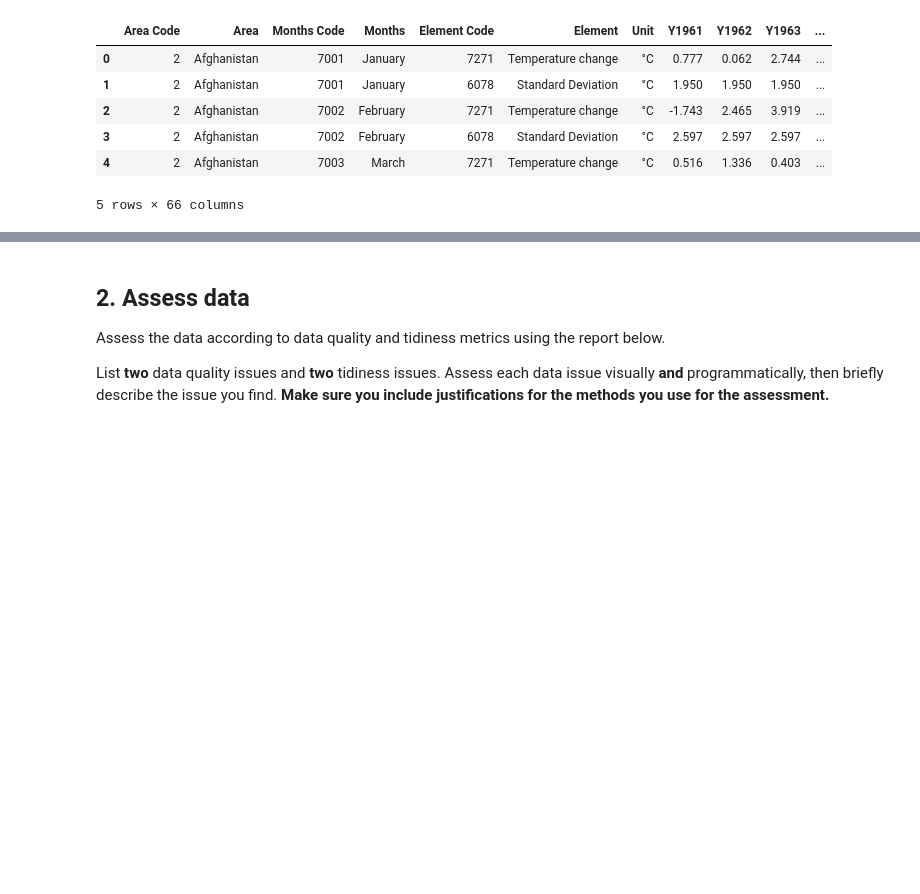
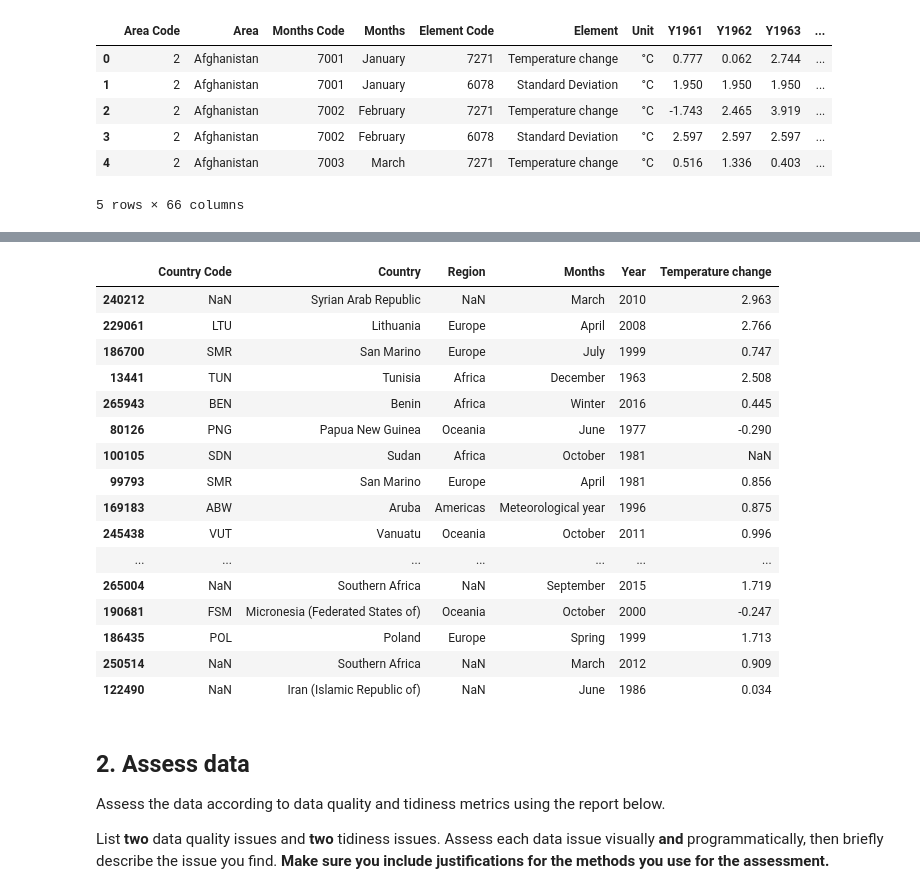
Before and after one commit to igooku/Udacity_dataWrangling_olympic_envirmnet, a Jupyter notebook: Data_Wrangling_Project_Starter.ipynb, the cells around one changed output, grey strips where cells are left out. Saved outputs shown, nothing was run; the diff lists cells and outputs as text; code cells hidden in the pictures; blank space fills up the shorter version.

```diff
--- a/Data_Wrangling_Project_Starter.ipynb
+++ b/Data_Wrangling_Project_Starter.ipynb
@@ -92,3 +214,34 @@ data_environment.head(5)
+# %%
+#Removing y from Year column entries.
+df_region['Year'] = df_region['Year'].str[1:]
+# %%
+#Renaming Area column to Country
+df_region = df_region.rename(columns={'Area': 'Country'})
+# %%
+#Reordering the Environment data according to desired values.
+df_environment_clean = df_region.reindex(columns=['Country Code', 'Country', 'region','Months', 'Year', 'Temperature change'])
+# %%
+df_environment_clean.rename(columns={'region': 'Region'},inplace=True)
+# %%
+df_environment_clean.sample(25)
+# %% [output]
+|  | Country Code | Country | Region | Months | Year | Temperature change |
+| 240212 | NaN | Syrian Arab Republic | NaN | March | 2010 | 2.963 |
+| 229061 | LTU | Lithuania | Europe | April | 2008 | 2.766 |
+| 186700 | SMR | San Marino | Europe | July | 1999 | 0.747 |
+| 13441 | TUN | Tunisia | Africa | December | 1963 | 2.508 |
+| 265943 | BEN | Benin | Africa | Winter | 2016 | 0.445 |
+| 80126 | PNG | Papua New Guinea | Oceania | June | 1977 | -0.290 |
+| 100105 | SDN | Sudan | Africa | October | 1981 | NaN |
+| 99793 | SMR | San Marino | Europe | April | 1981 | 0.856 |
+| 169183 | ABW | Aruba | Americas | Meteorological year | 1996 | 0.875 |
+| 245438 | VUT | Vanuatu | Oceania | October | 2011 | 0.996 |
+| ... | ... | ... | ... | ... | ... | ... |
+| 265004 | NaN | Southern Africa | NaN | September | 2015 | 1.719 |
+| 190681 | FSM | Micronesia (Federated States of) | Oceania | October | 2000 | -0.247 |
+| 186435 | POL | Poland | Europe | Spring | 1999 | 1.713 |
+| 250514 | NaN | Southern Africa | NaN | March | 2012 | 0.909 |
+| 122490 | NaN | Iran (Islamic Republic of) | NaN | June | 1986 | 0.034 |
 # %% [markdown]
 ## 2. Assess data
 
```
Also changed, not shown: parts of 22 cells of this notebook, 1 other file.
